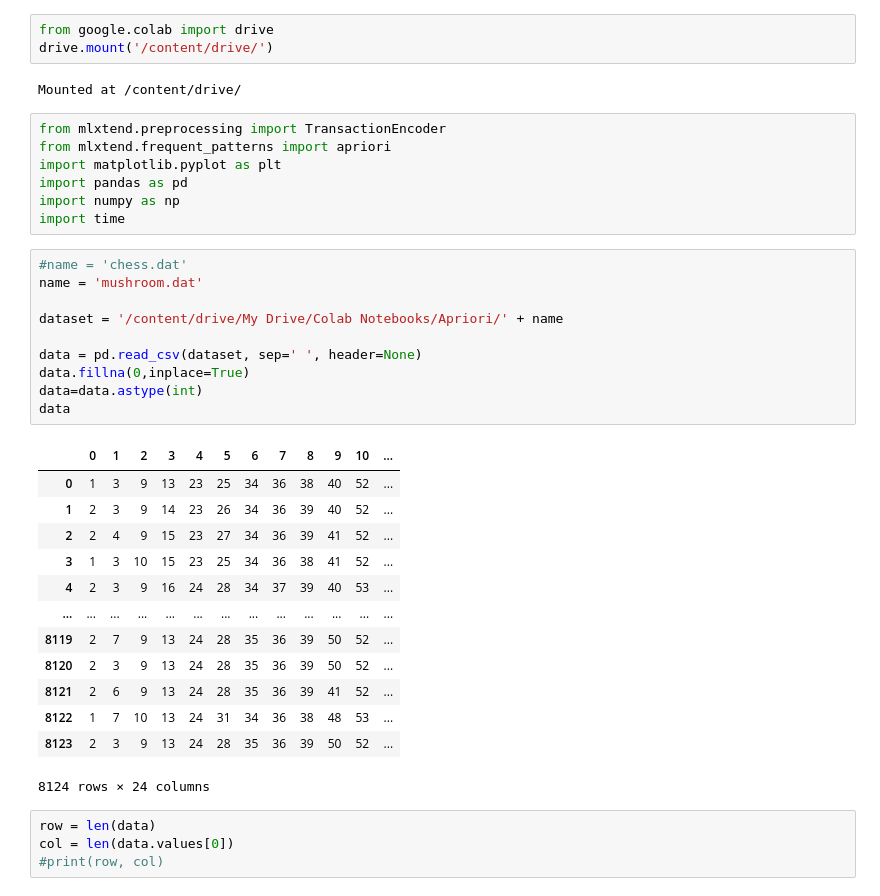
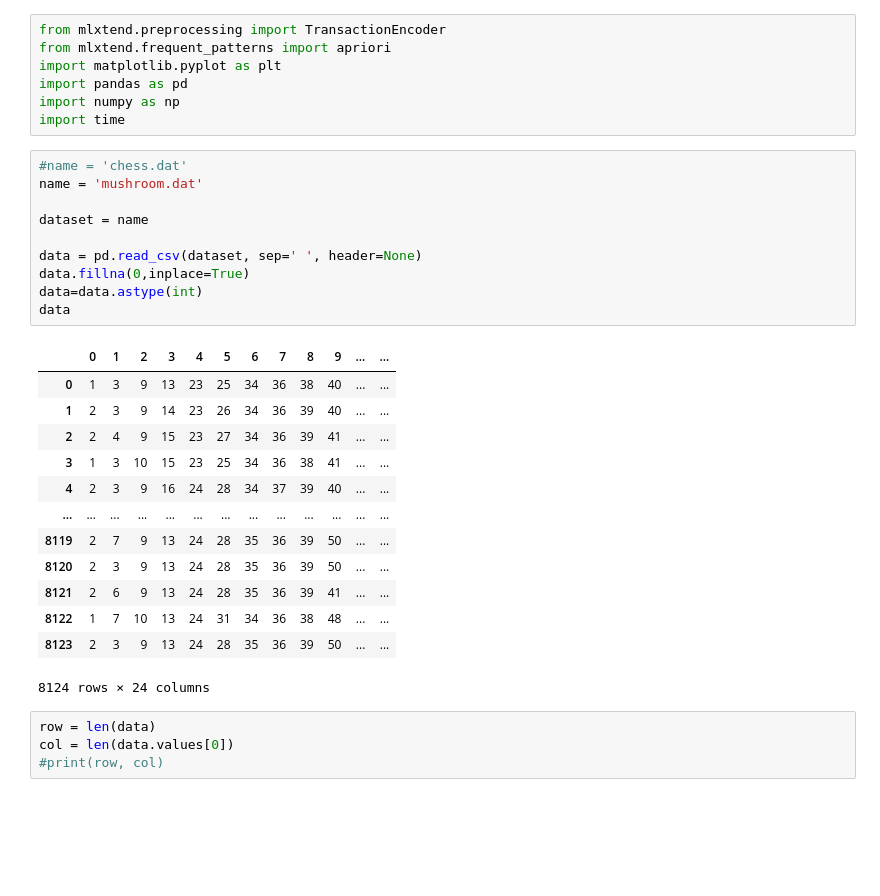
Before and after one commit to Omair-Rahman/Data-Mining-Algorithm, a Jupyter notebook: Apriori.ipynb, the cells around one changed output. Cells and saved outputs as stored; diff of their text form; blank space fills up the shorter version.

```diff
--- a/Apriori.ipynb
+++ b/Apriori.ipynb
@@ -1,8 +1,3 @@
-# %%
-from google.colab import drive
-drive.mount('/content/drive/')
-# %% [output]
-Mounted at /content/drive/
 # %%
 from mlxtend.preprocessing import TransactionEncoder
 from mlxtend.frequent_patterns import apriori
@@ -13,26 +8,26 @@ import time
 # %%
 #name = 'chess.dat'
 name = 'mushroom.dat'
 
-dataset = '/content/drive/My Drive/Colab Notebooks/Apriori/' + name
+dataset = name
 
 data = pd.read_csv(dataset, sep=' ', header=None)
 data.fillna(0,inplace=True)
 data=data.astype(int)
 data
 # %% [output]
-|  | 0 | 1 | 2 | 3 | 4 | 5 | 6 | 7 | 8 | 9 | 10 | ... |
-| 0 | 1 | 3 | 9 | 13 | 23 | 25 | 34 | 36 | 38 | 40 | 52 | ... |
-| 1 | 2 | 3 | 9 | 14 | 23 | 26 | 34 | 36 | 39 | 40 | 52 | ... |
-| 2 | 2 | 4 | 9 | 15 | 23 | 27 | 34 | 36 | 39 | 41 | 52 | ... |
-| 3 | 1 | 3 | 10 | 15 | 23 | 25 | 34 | 36 | 38 | 41 | 52 | ... |
-| 4 | 2 | 3 | 9 | 16 | 24 | 28 | 34 | 37 | 39 | 40 | 53 | ... |
+|  | 0 | 1 | 2 | 3 | 4 | 5 | 6 | 7 | 8 | 9 | ... | ... |
+| 0 | 1 | 3 | 9 | 13 | 23 | 25 | 34 | 36 | 38 | 40 | ... | ... |
+| 1 | 2 | 3 | 9 | 14 | 23 | 26 | 34 | 36 | 39 | 40 | ... | ... |
+| 2 | 2 | 4 | 9 | 15 | 23 | 27 | 34 | 36 | 39 | 41 | ... | ... |
+| 3 | 1 | 3 | 10 | 15 | 23 | 25 | 34 | 36 | 38 | 41 | ... | ... |
+| 4 | 2 | 3 | 9 | 16 | 24 | 28 | 34 | 37 | 39 | 40 | ... | ... |
 | ... | ... | ... | ... | ... | ... | ... | ... | ... | ... | ... | ... | ... |
-| 8119 | 2 | 7 | 9 | 13 | 24 | 28 | 35 | 36 | 39 | 50 | 52 | ... |
-| 8120 | 2 | 3 | 9 | 13 | 24 | 28 | 35 | 36 | 39 | 50 | 52 | ... |
-| 8121 | 2 | 6 | 9 | 13 | 24 | 28 | 35 | 36 | 39 | 41 | 52 | ... |
-| 8122 | 1 | 7 | 10 | 13 | 24 | 31 | 34 | 36 | 38 | 48 | 53 | ... |
-| 8123 | 2 | 3 | 9 | 13 | 24 | 28 | 35 | 36 | 39 | 50 | 52 | ... |
+| 8119 | 2 | 7 | 9 | 13 | 24 | 28 | 35 | 36 | 39 | 50 | ... | ... |
+| 8120 | 2 | 3 | 9 | 13 | 24 | 28 | 35 | 36 | 39 | 50 | ... | ... |
+| 8121 | 2 | 6 | 9 | 13 | 24 | 28 | 35 | 36 | 39 | 41 | ... | ... |
+| 8122 | 1 | 7 | 10 | 13 | 24 | 31 | 34 | 36 | 38 | 48 | ... | ... |
+| 8123 | 2 | 3 | 9 | 13 | 24 | 28 | 35 | 36 | 39 | 50 | ... | ... |
 8124 rows × 24 columns
 # %%
 row = len(data)
```
Also changed, not shown: parts of 5 cells of this notebook, 3 other files.
